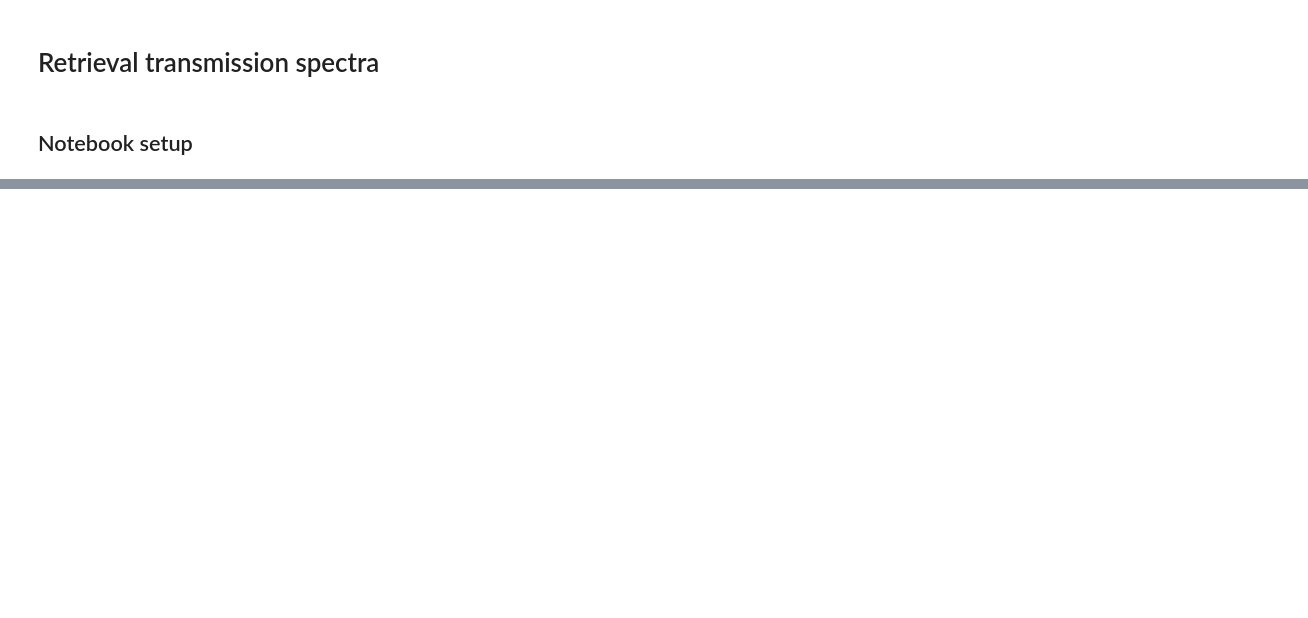
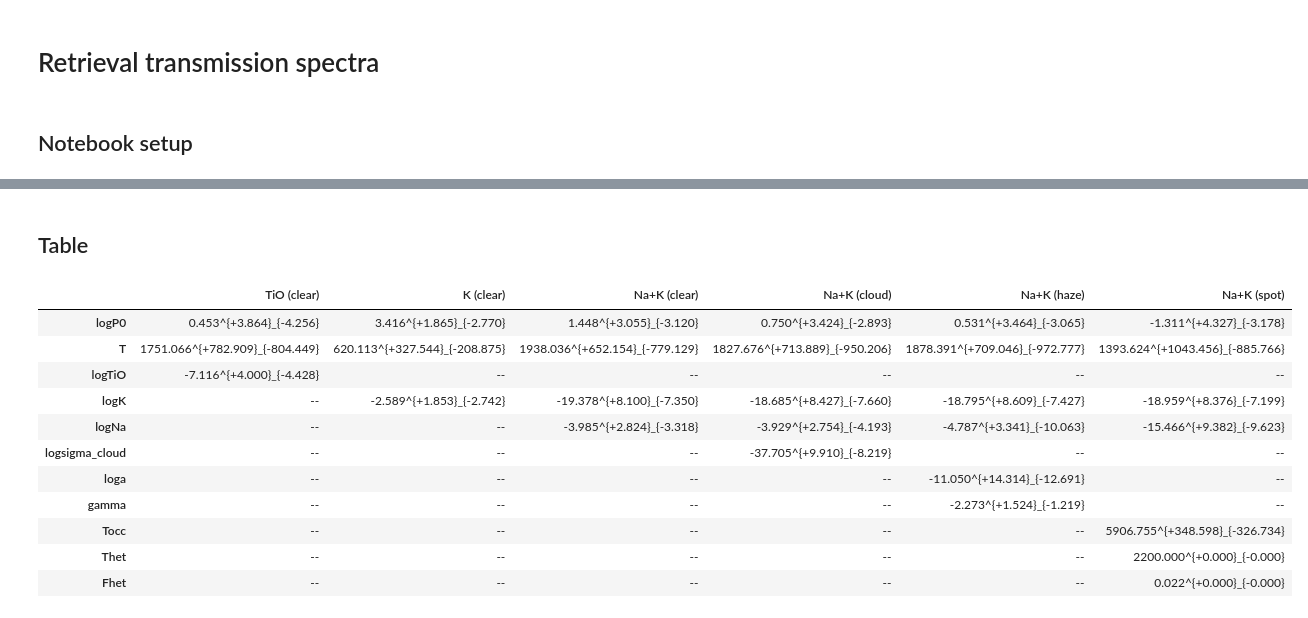
Before and after one commit to icweaver/HAT-P-23b, a Jupyter notebook: notebooks/retrieval_tspec.ipynb, the cells around one changed output, grey strips where cells are left out. Saved outputs shown, nothing was run; the diff lists cells and outputs as text; code cells hidden in the pictures; blank space fills up the shorter version.

```diff
--- a/notebooks/retrieval_tspec.ipynb
+++ b/notebooks/retrieval_tspec.ipynb
@@ -163,0 +151,29 @@ utils.savefig('../paper/figures/retrieval_tspec/retrieval_tspec.pdf')
+# %% [markdown]
+## Table
+# %%
+dfs = []
+for model_name, model_data in data_dict_extrema.items():
+    df_samples = pd.DataFrame(model_data["retrieval"]["samples"])
+    df_stats = utils.get_table_stats(df_samples, columns=[model_name])
+    dfs.append(df_stats)
+
+for model_name, model_data in data_dict.items():
+    df_samples = pd.DataFrame(model_data["retrieval"]["samples"])
+    df_stats = utils.get_table_stats(df_samples, columns=[model_name])
+    dfs.append(df_stats)
+
+dfs[0], dfs[1] = dfs[1], dfs[0] # Show TiO column first
+pd.concat(dfs, axis=1).fillna("--")#.to_clipboard()
+# %% [output]
+|  | TiO (clear) | K (clear) | Na+K (clear) | Na+K (cloud) | Na+K (haze) | Na+K (spot) |
+| logP0 | 0.453^{+3.864}_{-4.256} | 3.416^{+1.865}_{-2.770} | 1.448^{+3.055}_{-3.120} | 0.750^{+3.424}_{-2.893} | 0.531^{+3.464}_{-3.065} | -1.311^{+4.327}_{-3.178} |
+| T | 1751.066^{+782.909}_{-804.449} | 620.113^{+327.544}_{-208.875} | 1938.036^{+652.154}_{-779.129} | 1827.676^{+713.889}_{-950.206} | 1878.391^{+709.046}_{-972.777} | 1393.624^{+1043.456}_{-885.766} |
+| logTiO | -7.116^{+4.000}_{-4.428} | -- | -- | -- | -- | -- |
+| logK | -- | -2.589^{+1.853}_{-2.742} | -19.378^{+8.100}_{-7.350} | -18.685^{+8.427}_{-7.660} | -18.795^{+8.609}_{-7.427} | -18.959^{+8.376}_{-7.199} |
+| logNa | -- | -- | -3.985^{+2.824}_{-3.318} | -3.929^{+2.754}_{-4.193} | -4.787^{+3.341}_{-10.063} | -15.466^{+9.382}_{-9.623} |
+| logsigma_cloud | -- | -- | -- | -37.705^{+9.910}_{-8.219} | -- | -- |
+| loga | -- | -- | -- | -- | -11.050^{+14.314}_{-12.691} | -- |
+| gamma | -- | -- | -- | -- | -2.273^{+1.524}_{-1.219} | -- |
+| Tocc | -- | -- | -- | -- | -- | 5906.755^{+348.598}_{-326.734} |
+| Thet | -- | -- | -- | -- | -- | 2200.000^{+0.000}_{-0.000} |
+| Fhet | -- | -- | -- | -- | -- | 0.022^{+0.000}_{-0.000} |
```
Also changed, not shown: parts of 7 cells of this notebook, 13 other files.
